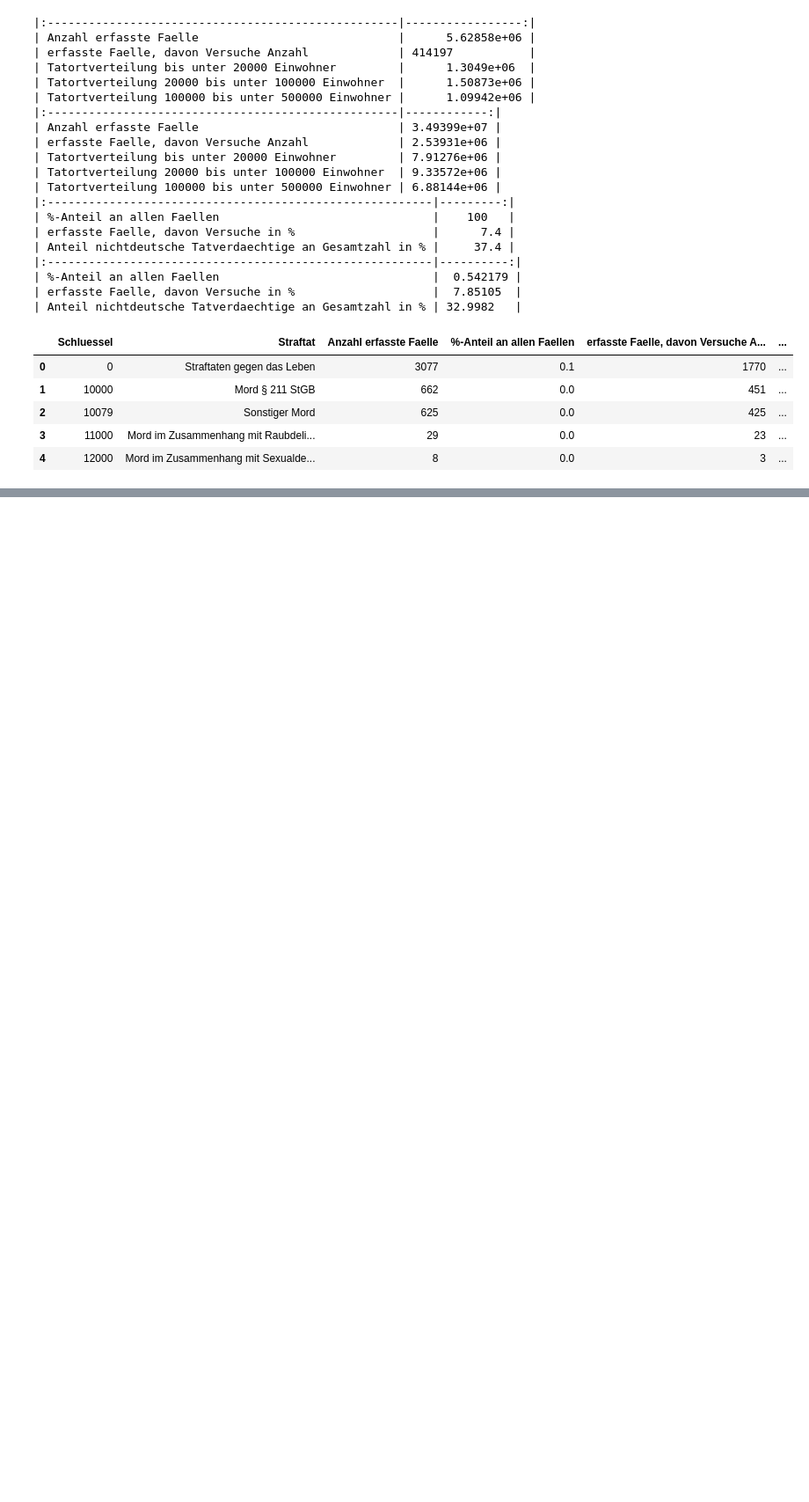
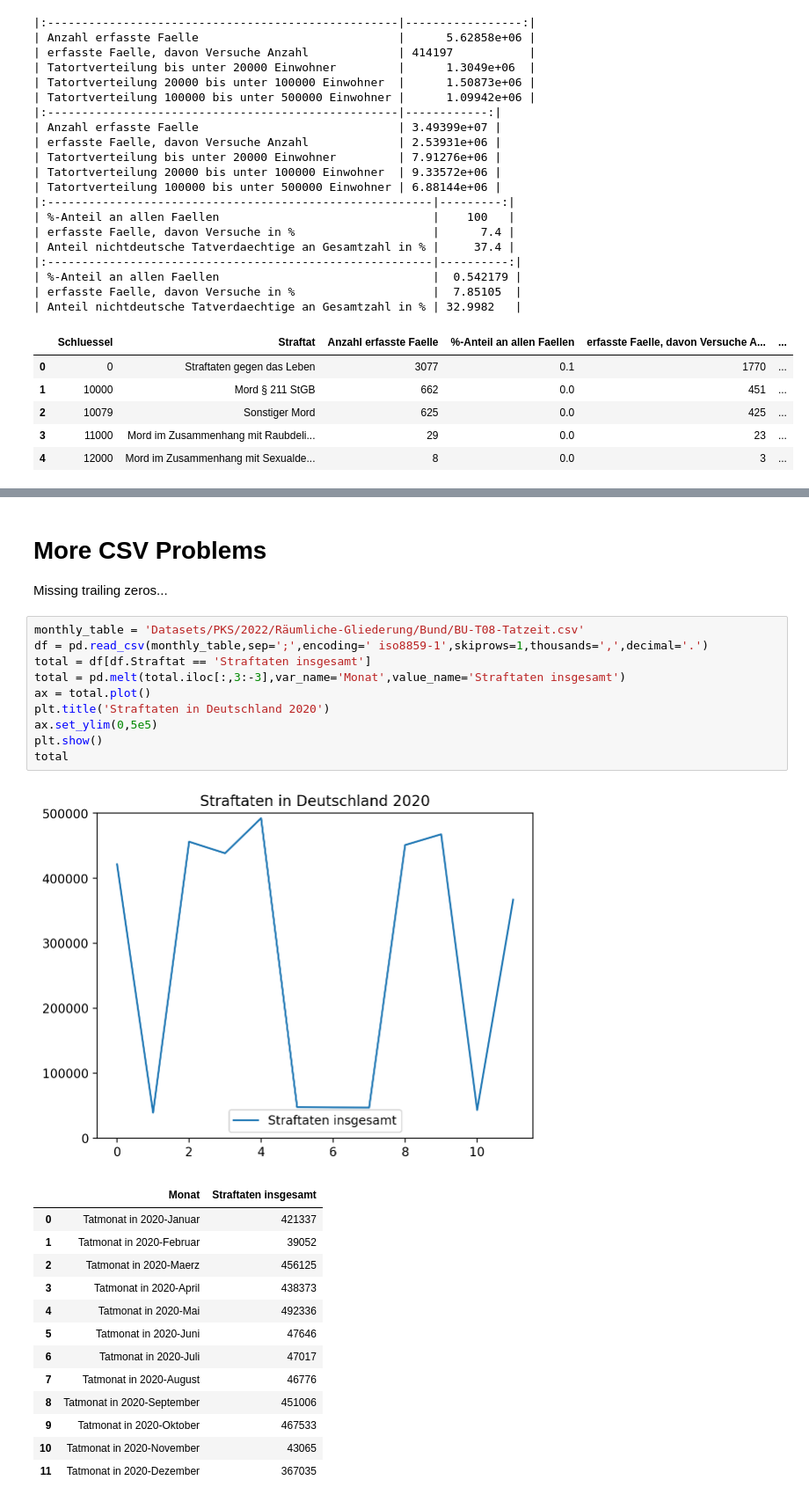
Before and after one commit to LukaslWeber/DataLit-Crime-Project, a Jupyter notebook: exploraton.ipynb, the cells around one changed output, grey strips where cells are left out. Shown at 88% size. Drawn from its saved outputs; the diff is of its cells as text; blank space fills up the shorter version.

```diff
--- a/exploraton.ipynb
+++ b/exploraton.ipynb
@@ -45,0 +55,28 @@ df.head()
+# %% [markdown]
+# More CSV Problems
+Missing trailing zeros...
+# %%
+monthly_table = 'Datasets/PKS/2022/Räumliche-Gliederung/Bund/BU-T08-Tatzeit.csv'
+df = pd.read_csv(monthly_table,sep=';',encoding=' iso8859-1',skiprows=1,thousands=',',decimal='.')
+total = df[df.Straftat == 'Straftaten insgesamt']
+total = pd.melt(total.iloc[:,3:-3],var_name='Monat',value_name='Straftaten insgesamt')
+ax = total.plot()
+plt.title('Straftaten in Deutschland 2020')
+ax.set_ylim(0,5e5)
+plt.show()
+total
+# %% [output]
+[figure, added]
+|  | Monat | Straftaten insgesamt |
+| 0 | Tatmonat in 2020-Januar | 421337 |
+| 1 | Tatmonat in 2020-Februar | 39052 |
+| 2 | Tatmonat in 2020-Maerz | 456125 |
+| 3 | Tatmonat in 2020-April | 438373 |
+| 4 | Tatmonat in 2020-Mai | 492336 |
+| 5 | Tatmonat in 2020-Juni | 47646 |
+| 6 | Tatmonat in 2020-Juli | 47017 |
+| 7 | Tatmonat in 2020-August | 46776 |
+| 8 | Tatmonat in 2020-September | 451006 |
+| 9 | Tatmonat in 2020-Oktober | 467533 |
+| 10 | Tatmonat in 2020-November | 43065 |
+| 11 | Tatmonat in 2020-Dezember | 367035 |
```
Also changed, not shown: parts of 3 cells of this notebook.
